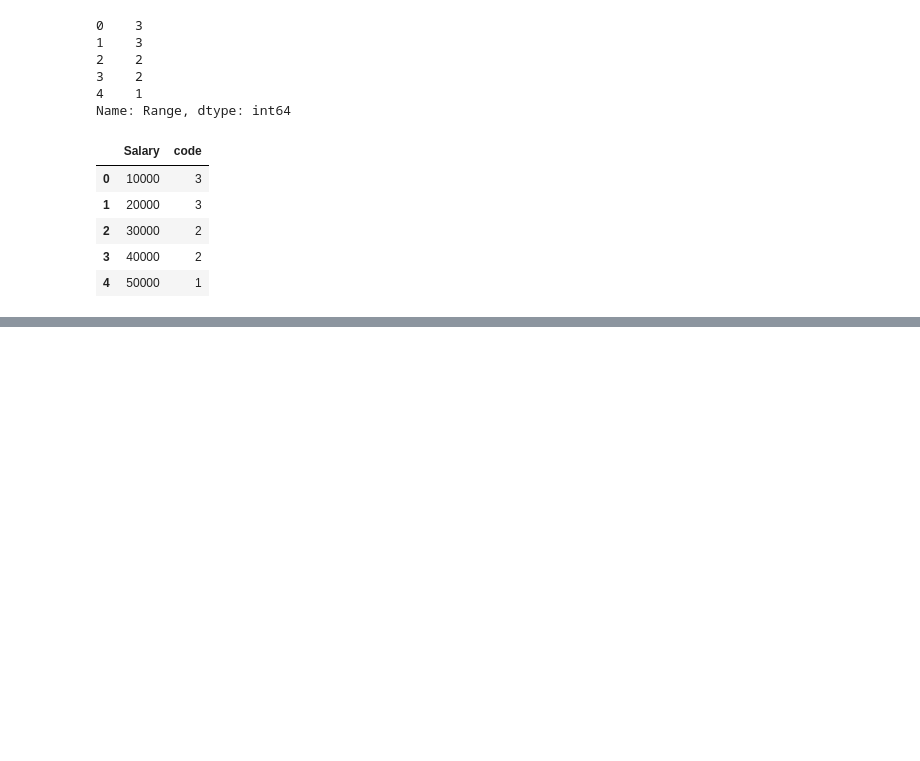
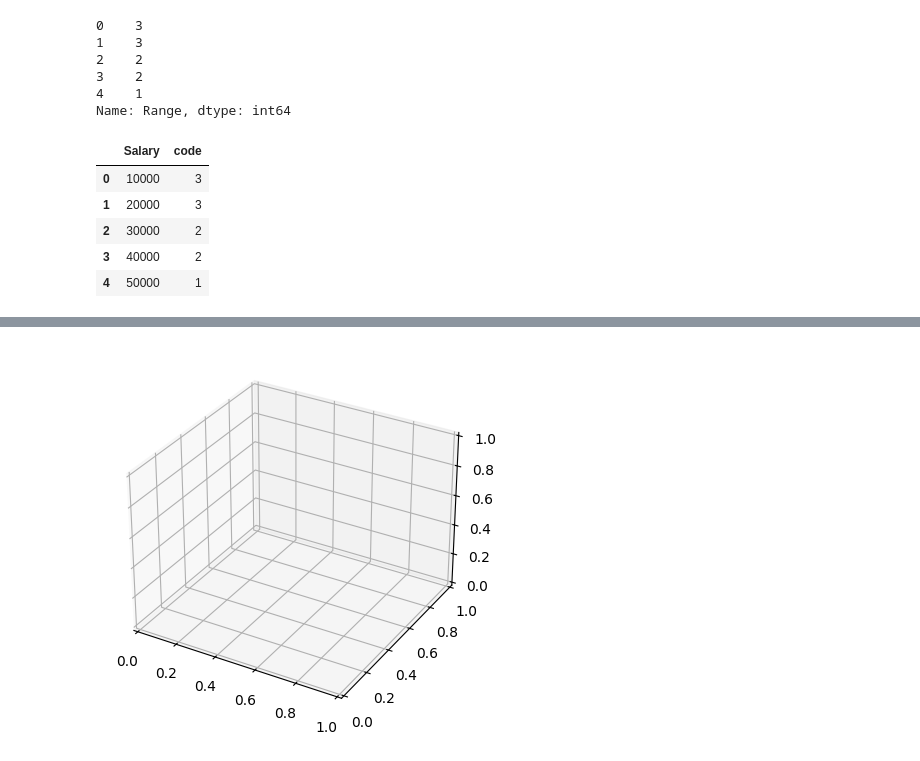
Before and after one commit to Vaisalee/sem-5, a Jupyter notebook: Data cleaning.ipynb, the cells around one changed output, grey strips where cells are left out. Saved outputs shown, nothing was run; the diff lists cells and outputs as text; code cells hidden in the pictures; blank space fills up the shorter version.

```diff
--- a/Data cleaning.ipynb
+++ b/Data cleaning.ipynb
@@ -147,0 +178,4 @@ Test_Data=
+# %%
+pl=plt.axes(projection='3d')
+# %% [output]
+[figure, added]
```
Also changed, not shown: parts of 16 cells of this notebook.
